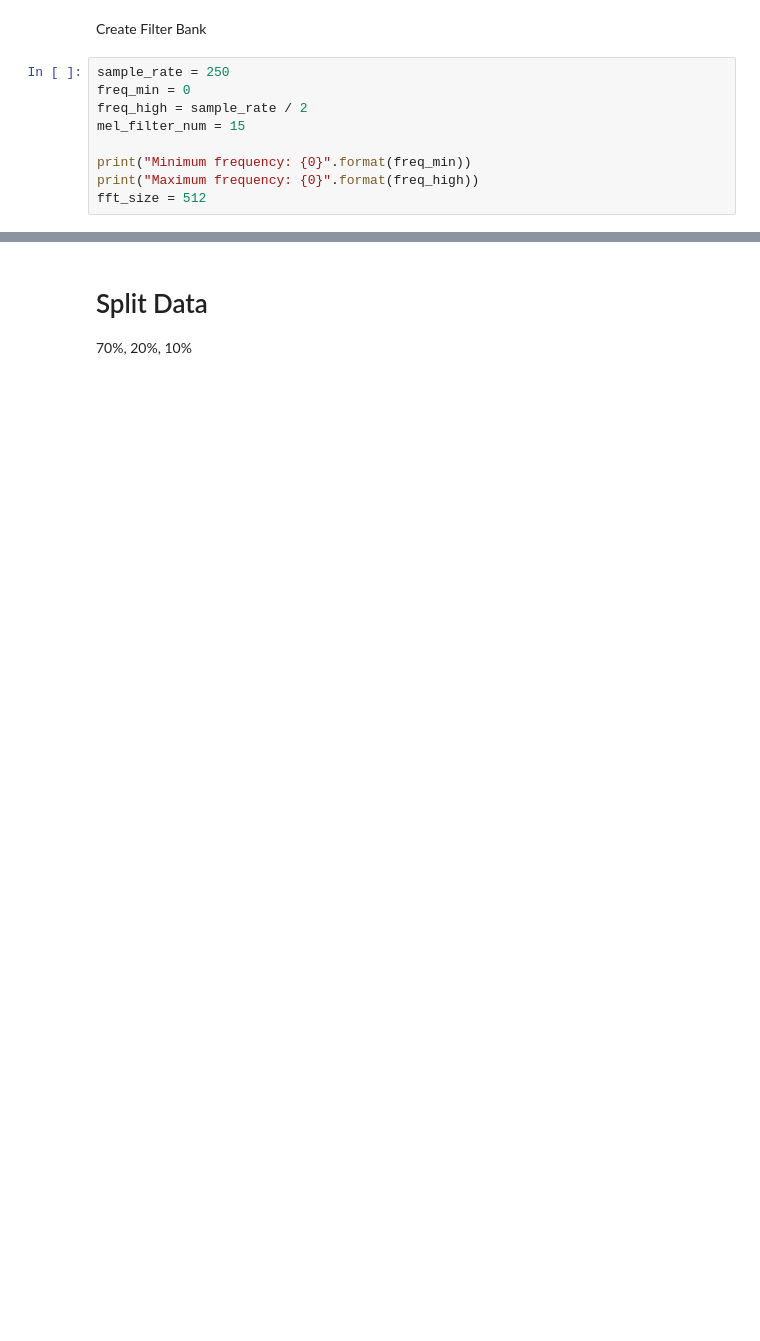
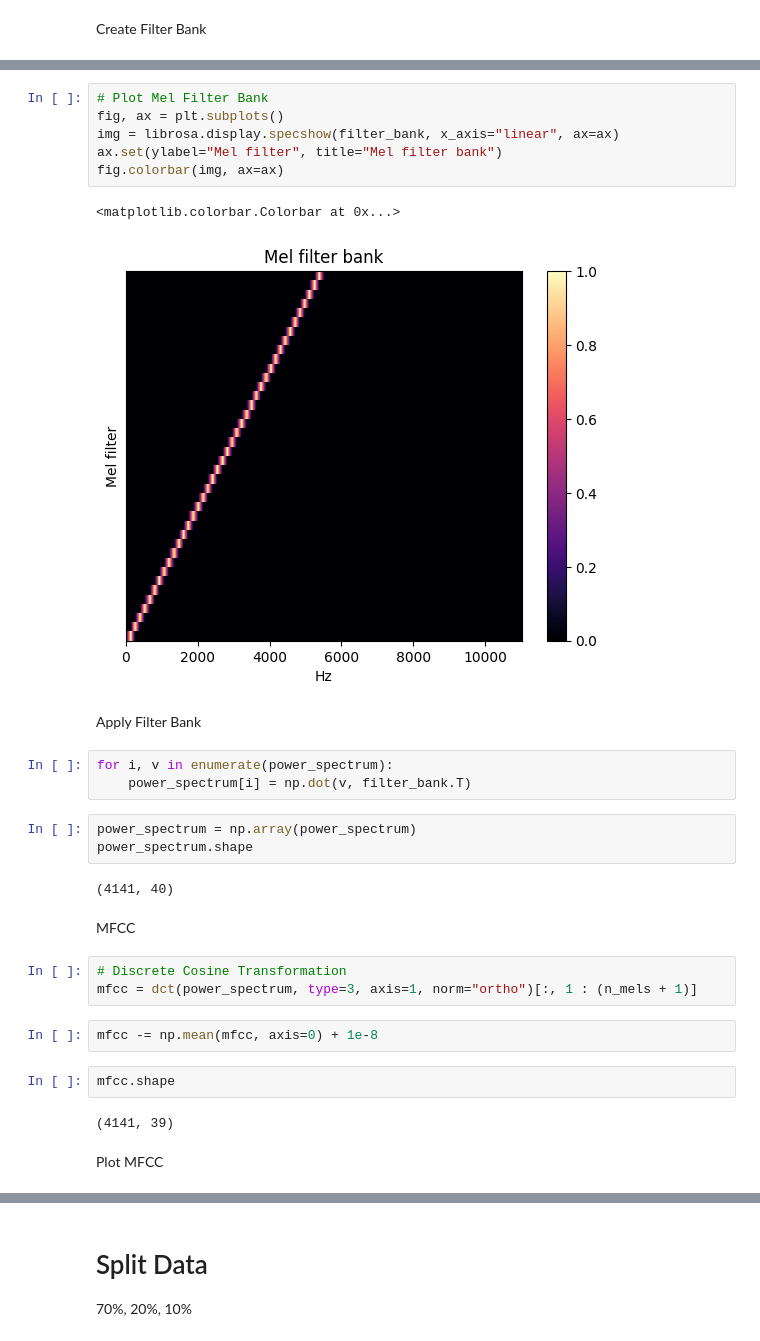
Before and after one commit to Loic017/TinyML-for-Epileptic-Seizures, a Jupyter notebook: seizure_training_mfcc.ipynb, the cells around one changed output, grey strips where cells are left out. Drawn from its saved outputs; the diff is of its cells as text; blank space fills up the shorter version.

Commit message:
MFCC trying

```diff
--- a/seizure_training_mfcc.ipynb
+++ b/seizure_training_mfcc.ipynb
@@ -129,11 +152,2 @@ fft_data.shape
 # %% [markdown]
 Create Filter Bank
-# %%
-sample_rate = 250
-freq_min = 0
-freq_high = sample_rate / 2
-mel_filter_num = 15
-
-print("Minimum frequency: {0}".format(freq_min))
-print("Maximum frequency: {0}".format(freq_high))
-fft_size = 512
@@ -204,0 +186,32 @@ for n in range(filters.shape[0]):
+# %%
+# Plot Mel Filter Bank
+fig, ax = plt.subplots()
+img = librosa.display.specshow(filter_bank, x_axis="linear", ax=ax)
+ax.set(ylabel="Mel filter", title="Mel filter bank")
+fig.colorbar(img, ax=ax)
+# %% [output]
+<matplotlib.colorbar.Colorbar at 0x...>
+[figure, added]
+# %% [markdown]
+Apply Filter Bank
+# %%
+for i, v in enumerate(power_spectrum):
+    power_spectrum[i] = np.dot(v, filter_bank.T)
+# %%
+power_spectrum = np.array(power_spectrum)
+power_spectrum.shape
+# %% [output]
+(4141, 40)
+# %% [markdown]
+MFCC
+# %%
+# Discrete Cosine Transformation
+mfcc = dct(power_spectrum, type=3, axis=1, norm="ortho")[:, 1 : (n_mels + 1)]
+# %%
+mfcc -= np.mean(mfcc, axis=0) + 1e-8
+# %%
+mfcc.shape
+# %% [output]
+(4141, 39)
+# %% [markdown]
+Plot MFCC
```
Also changed, not shown: parts of 44 cells of this notebook, 1 other file.
